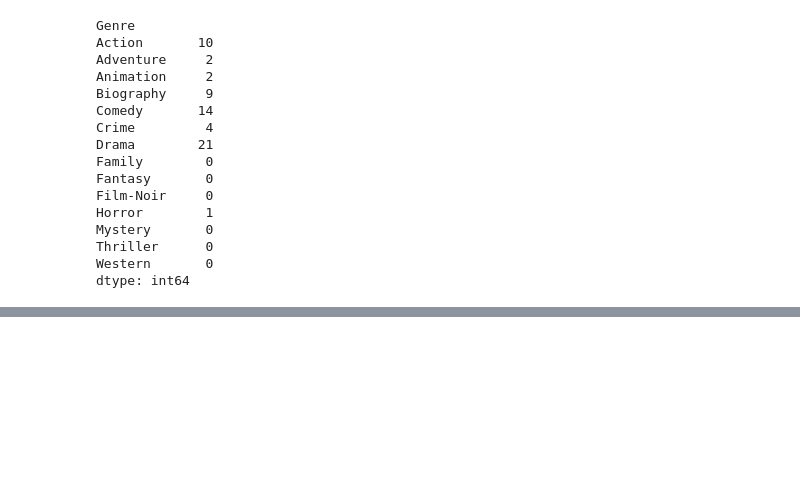
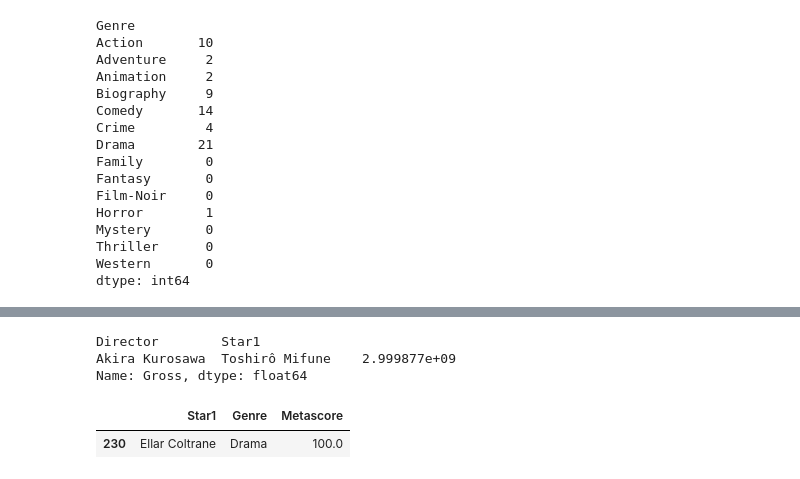
Before and after one commit to mohitjaryal/pandas, a Jupyter notebook: groupby_object.ipynb, the cells around one changed output, grey strips where cells are left out. Cells and saved outputs as stored; diff of their text form; code cells hidden in the pictures; blank space fills up the shorter version.

```diff
--- a/groupby_object.ipynb
+++ b/groupby_object.ipynb
@@ -349,0 +414,13 @@ dtype: int64
+# %%
+# find the most earning actor , director combo
+duo['Gross'].sum().sort_values(ascending=False).head(1)
+# %% [output]
+Director        Star1
+Akira Kurosawa  Toshirô Mifune    2.999877e+09
+Name: Gross, dtype: float64
+# %%
+# find the best (in terms of metascore (avg)) actor -> genre combo
+movies.groupby(['Star1','Genre'])['Metascore'].mean().reset_index().sort_values('Metascore',ascending=False).head(1)
+# %% [output]
+|  | Star1 | Genre | Metascore |
+| 230 | Ellar Coltrane | Drama | 100.0 |
```
Also changed, not shown: parts of 7 cells of this notebook, 1 other file.
